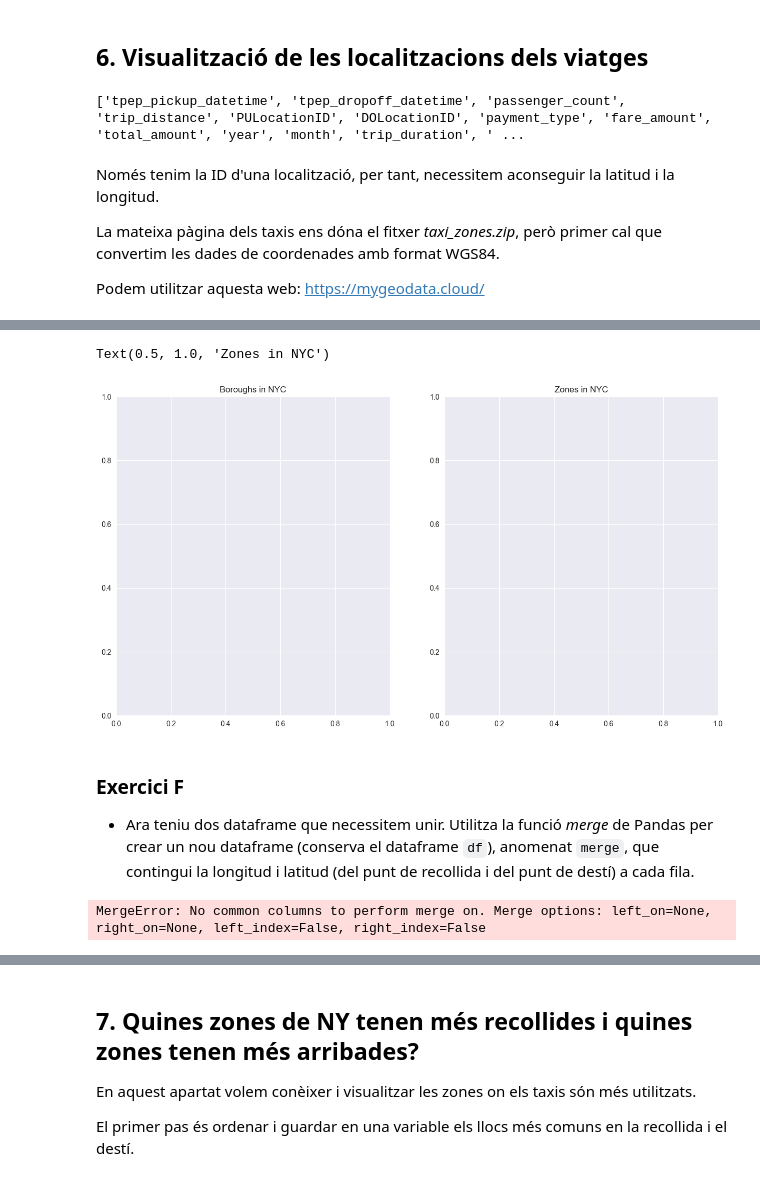
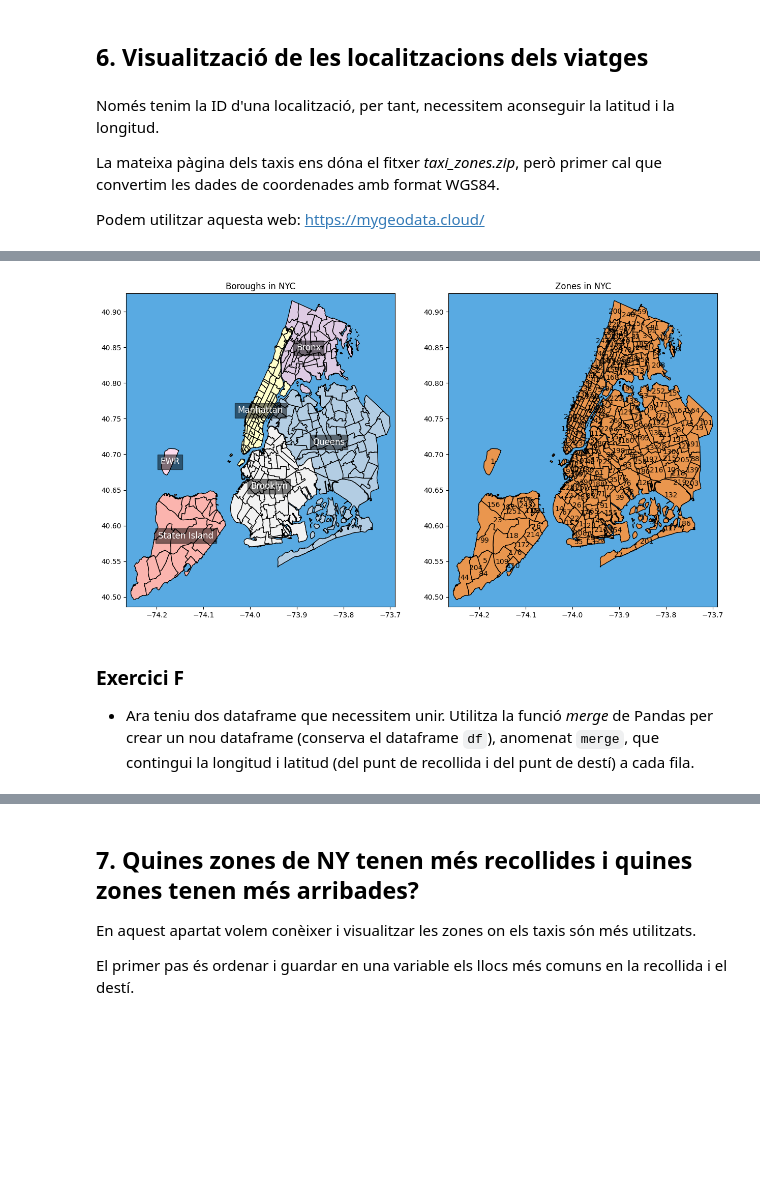
Before and after one commit to neorefraction/Universitat-Barcelona, a Jupyter notebook: Tercero/TNUI/P1/deliverable.ipynb, the cells around one changed output, grey strips where cells are left out. Drawn from its saved outputs; the diff is of its cells as text; code cells hidden in the pictures; blank space fills up the shorter version.

```diff
--- a/Tercero/TNUI/P1/deliverable.ipynb
+++ b/Tercero/TNUI/P1/deliverable.ipynb
@@ -590,10 +630,5 @@ visualize_histograms(df, 'speed', title = 'Velocitat dels viatge per any',
 # %% [markdown]
 ## 6. Visualització de les localitzacions dels viatges
-# %%
-column_names = df.columns.tolist()
-print(column_names)
-# %% [output]
-['tpep_pickup_datetime', 'tpep_dropoff_datetime', 'passenger_count', 'trip_distance', 'PULocationID', 'DOLocationID', 'payment_type', 'fare_amount', 'total_amount', 'year', 'month', 'trip_duration', ' ...
 # %% [markdown]
 Només tenim la ID d'una localització, per tant, necessitem aconseguir la latitud i la longitud.
 
@@ -622,23 +656,24 @@ df_loc.head()
 # %%
 fig, ax = plt.subplots(nrows=1, ncols=2, figsize=(15,8))
 ax = plt.subplot(1, 2, 1)
 ax.set_title("Boroughs in NYC")
-#draw_region_map(ax, sf, shp_dic)
+draw_region_map(ax, sf, shp_dic)
 ax = plt.subplot(1, 2, 2)
 ax.set_title("Zones in NYC")
-#draw_zone_map(ax, sf, shp_dic)
+draw_zone_map(ax, sf, shp_dic)
 # %% [output]
-Text(0.5, 1.0, 'Zones in NYC')
-[figure, old version]
+[figure, new version]
 # %% [markdown]
 ### Exercici F
 
 + Ara teniu dos dataframe que necessitem unir. Utilitza la funció *merge* de Pandas per crear un nou dataframe (conserva el dataframe `df`), anomenat `merge`, que contingui la longitud i latitud (del punt de recollida i del punt de destí) a cada fila.
 # %%
-# AQUÍ EL TEU CODI
+merge = df.merge(df_loc[['LocationID', 'longitude', 'latitude']], left_on='PULocationID', right_on='LocationID', how='left')
+merge.rename(columns={'longitude': 'pickup_longitude', 'latitude': 'pickup_latitude'}, inplace=True)
+merge.drop('LocationID', axis=1, inplace=True)
 
-merge = df.merge(df_loc, left_on=None, right_on=None, left_index=False, right_index=False)
+merge = merge.merge(df_loc[['LocationID', 'longitude', 'latitude']], left_on='DOLocationID', right_on='LocationID', how='left')
+merge.rename(columns={'longitude': 'dropoff_longitude', 'latitude': 'dropoff_latitude'}, inplace=True)
+merge.drop('LocationID', axis=1, inplace=True)
-# %% [output]
-MergeError: No common columns to perform merge on. Merge options: left_on=None, right_on=None, left_index=False, right_index=False
 # %%
 merge.shape
```
Also changed, not shown: parts of 39 cells of this notebook, 4 other files.
